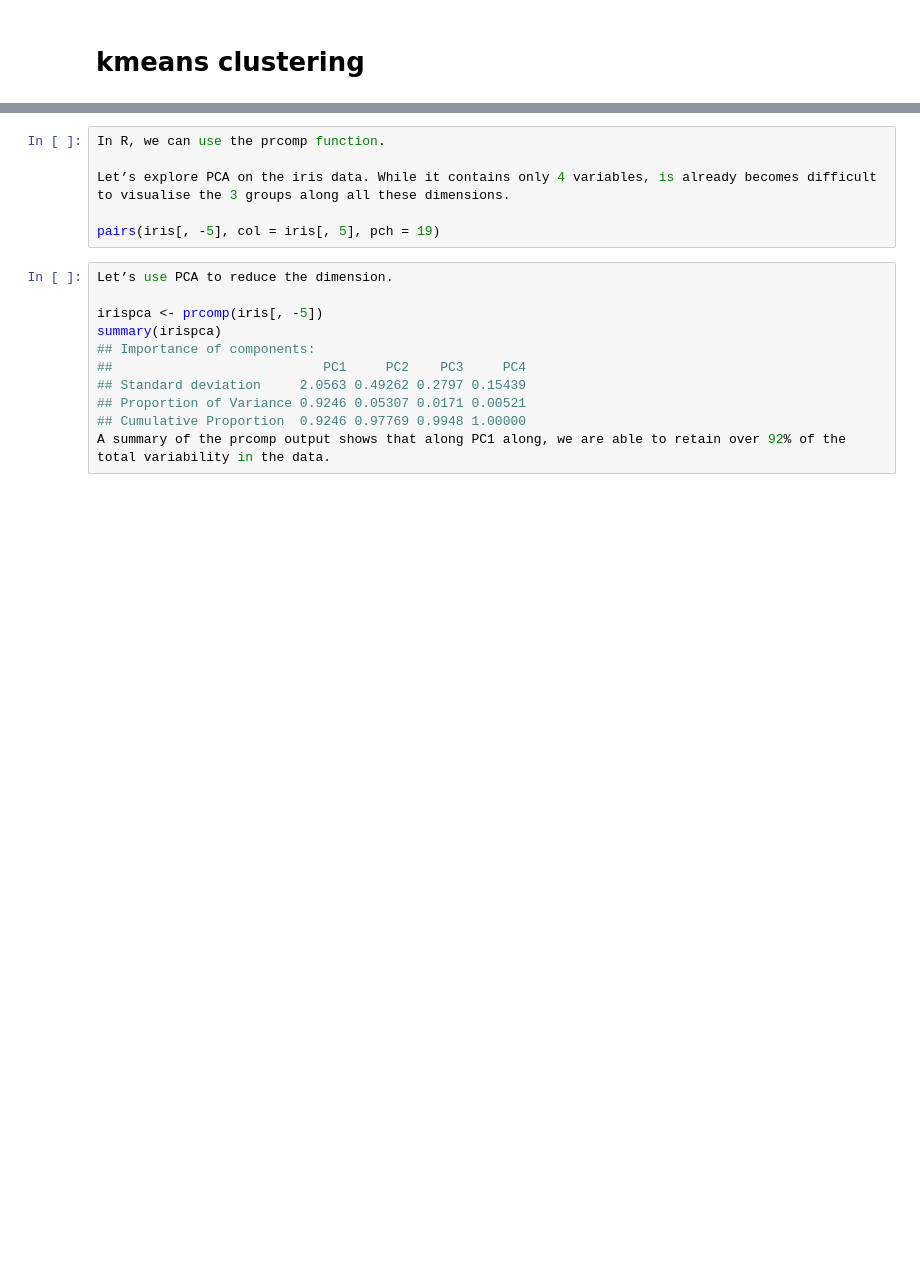
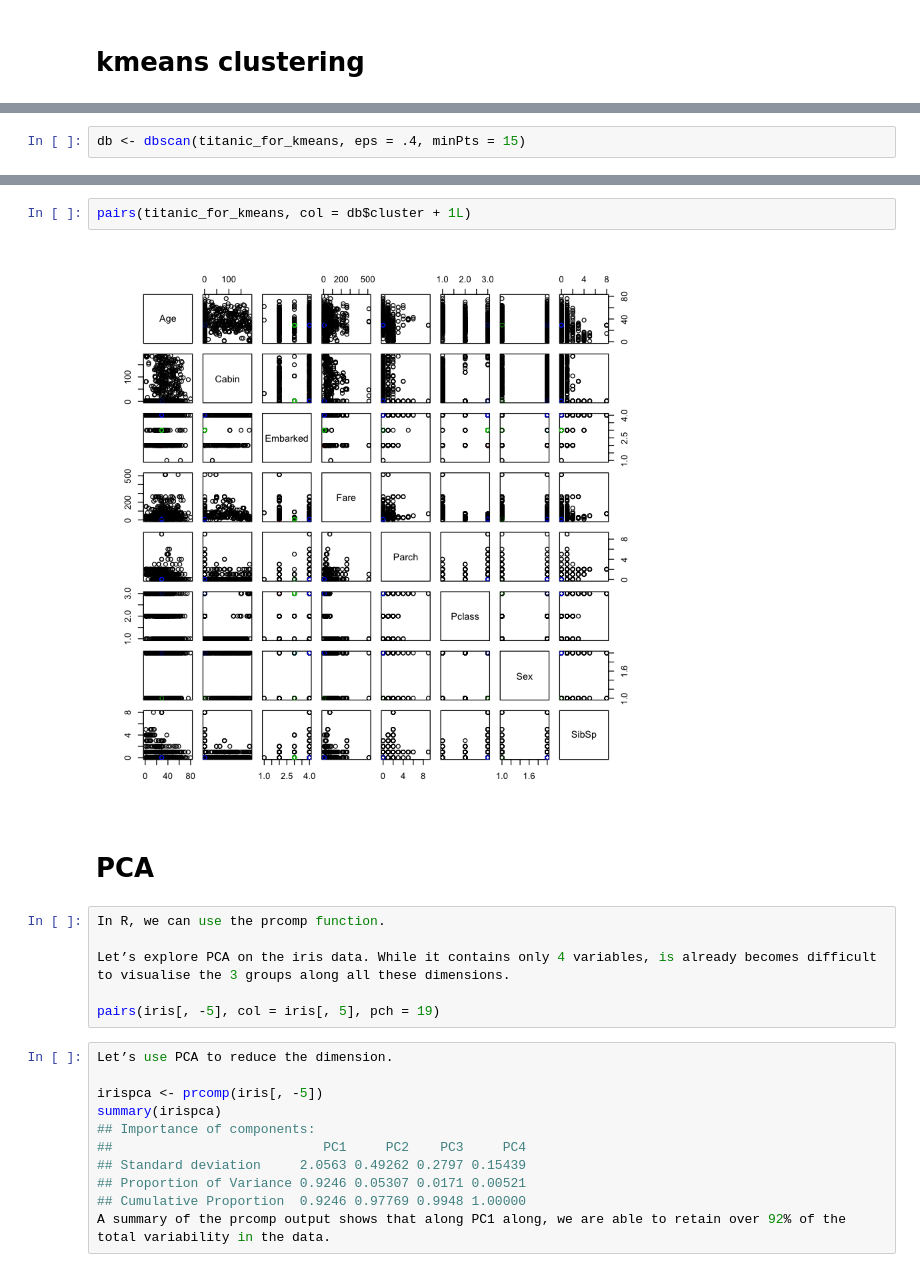
Before and after one commit to experoinc/womens-ml-product-hackathon, a Jupyter notebook: bootcamp/R/4_unsupervised.ipynb, the cells around one changed output, grey strips where cells are left out. Drawn from its saved outputs; the diff is of its cells as text; blank space fills up the shorter version.

```diff
--- a/bootcamp/R/4_unsupervised.ipynb
+++ b/bootcamp/R/4_unsupervised.ipynb
@@ -68,0 +98,2 @@ Principal components are orthogonal to each other, i.e. non-correlated.
+# %%
+db <- dbscan(titanic_for_kmeans, eps = .4, minPts = 15)
@@ -69,3 +111,9 @@ Principal components are orthogonal to each other, i.e. non-correlated.
+# %%
+pairs(titanic_for_kmeans, col = db$cluster + 1L)
+# %% [output]
+[figure, added]
+# %% [markdown]
+# PCA
 # %%
 In R, we can use the prcomp function.
 
```
Also changed, not shown: parts of 19 cells of this notebook, 3 other files.
